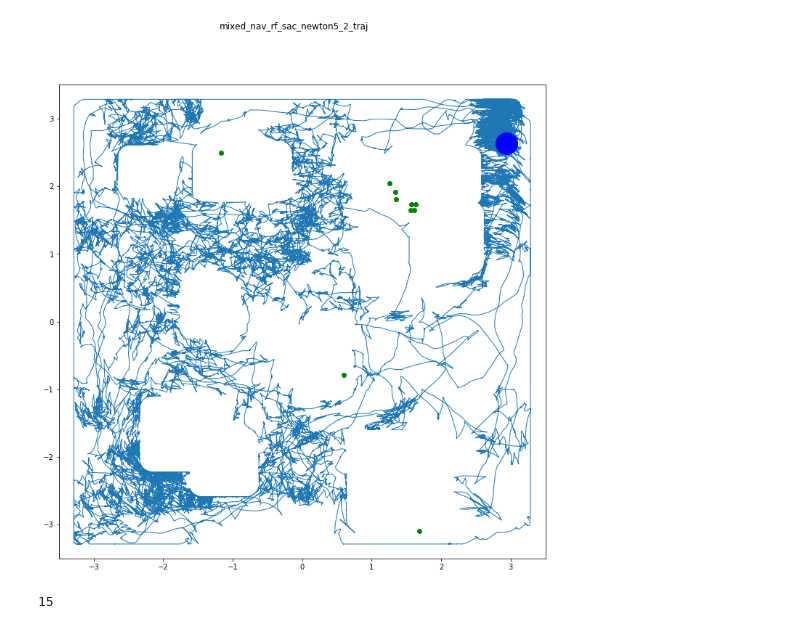
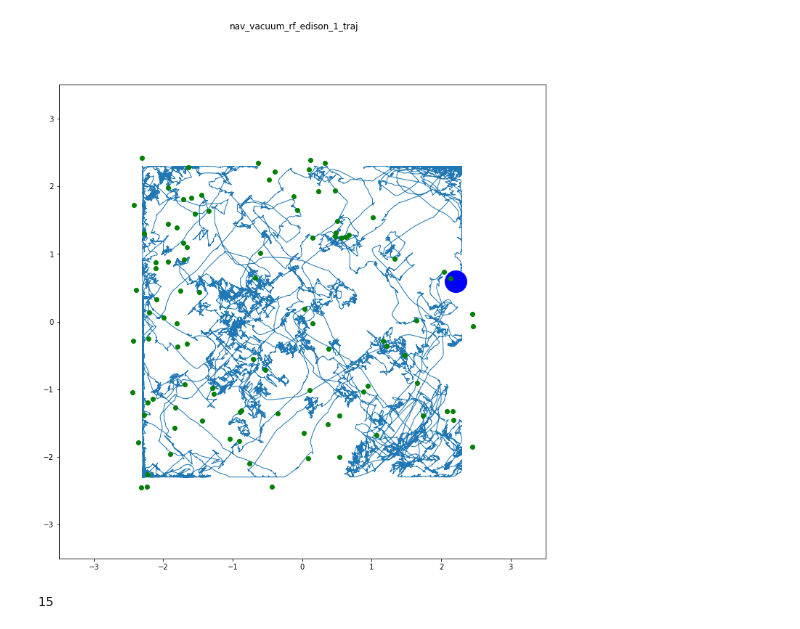
Before and after one commit to externalhardrive/mobilemanipulation-tf2, a Jupyter notebook: dataset/animate_traj.ipynb, the cells around one changed output. Saved outputs shown, nothing was run; the diff lists cells and outputs as text; code cells hidden in the pictures.

```diff
--- a/dataset/animate_traj.ipynb
+++ b/dataset/animate_traj.ipynb
@@ -33,7 +33,7 @@ def process():
 process()
 # %%
 def traj_path(i):
-    return os.path.join('../nohup_output/mixed_nav_rf_sac_newton5_2_traj', f'trajectory_{i}.npy')
+    return os.path.join('../nohup_output/nav_vacuum_rf_edison_1_traj', f'trajectory_49032_{i}.npy')
 
 path_len = 1000
 
@@ -64,7 +64,7 @@ fig, ax = plt.subplots()
 fig.set_size_inches(12, 12)
 ax.set_xlim((-3.5, 3.5))
 ax.set_ylim((-3.5, 3.5))
-fig.suptitle("mixed_nav_rf_sac_newton5_2_traj")
+fig.suptitle("nav_vacuum_rf_edison_1_traj")
 
 line, = ax.plot([], [], lw=1)
 dot, = ax.plot([], [], marker='o', markersize=30, color="blue")
@@ -78,8 +78,8 @@ def init():
     return line,
 
 t_start = 0
-t_end = 100000
-t_step = 250
+t_end = 180000
+t_step = 200
 t_draw_step = 1
 
 x = []
@@ -106,6 +106,6 @@ start = time.time()
 
 # anim = FuncAnimation(fig, animate, init_func=init, frames=200, interval=20, blit=True)
 anim = FuncAnimation(fig, animate, init_func=init, frames=t_end//t_step, interval=75, blit=True)
-# HTML(anim.to_html5_video())
-anim.save("../nohup_output/mixed_nav_rf_sac_newton5_2_traj.mp4")
+HTML(anim.to_html5_video())
+# anim.save("../nohup_output/nav_vacuum_rf_edison_1_traj.mp4")
 # %% [output]
@@ -112,4 +113,4 @@ anim.save("../nohup_output/mixed_nav_rf_sac_newton5_2_traj.mp4")
-[figure, old version]
+[figure, new version]
 # %%
 # %% [output]
 15
```
Also changed, not shown: parts of 2 cells of this notebook, 13 other files.
